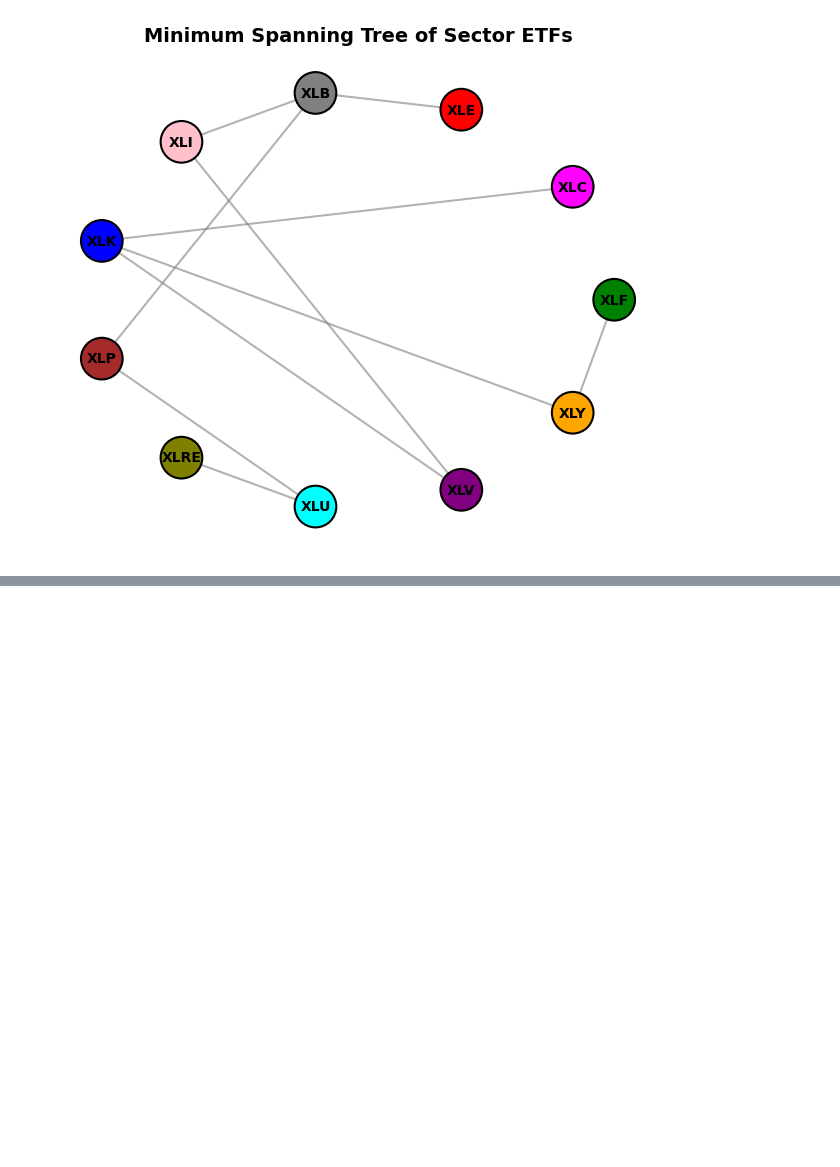
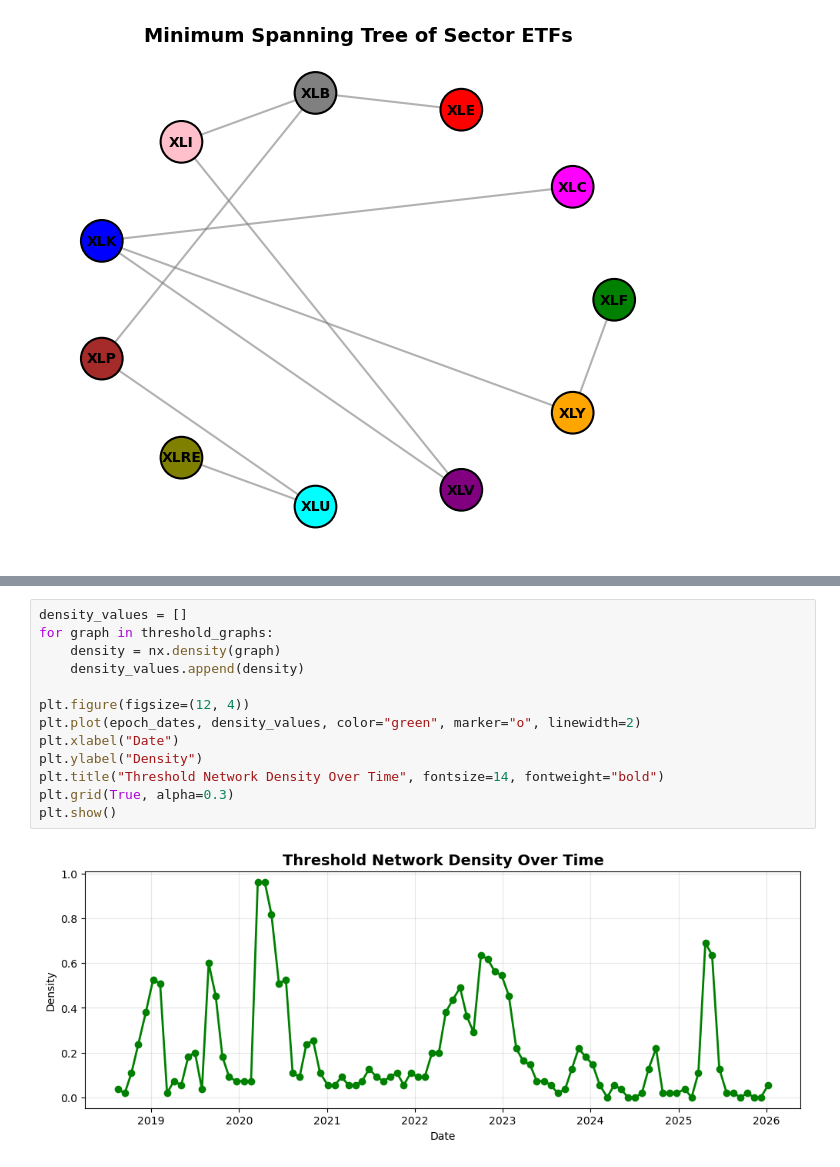
Before and after one commit to ucabeaz/Data-Science---Network, a Jupyter notebook: notebooks/data_analysis_2018.ipynb, the cells around one changed output, grey strips where cells are left out. Drawn from its saved outputs; the diff is of its cells as text; blank space fills up the shorter version.

```diff
--- a/notebooks/data_analysis_2018.ipynb
+++ b/notebooks/data_analysis_2018.ipynb
@@ -385,0 +394,15 @@ plt.show()
+# %%
+density_values = []
+for graph in threshold_graphs:
+    density = nx.density(graph)
+    density_values.append(density)
+
+plt.figure(figsize=(12, 4))
+plt.plot(epoch_dates, density_values, color="green", marker="o", linewidth=2)
+plt.xlabel("Date")
+plt.ylabel("Density")
+plt.title("Threshold Network Density Over Time", fontsize=14, fontweight="bold")
+plt.grid(True, alpha=0.3)
+plt.show()
+# %% [output]
+[figure, added]
```
Also changed, not shown: parts of 2 cells of this notebook, 1 other file.
